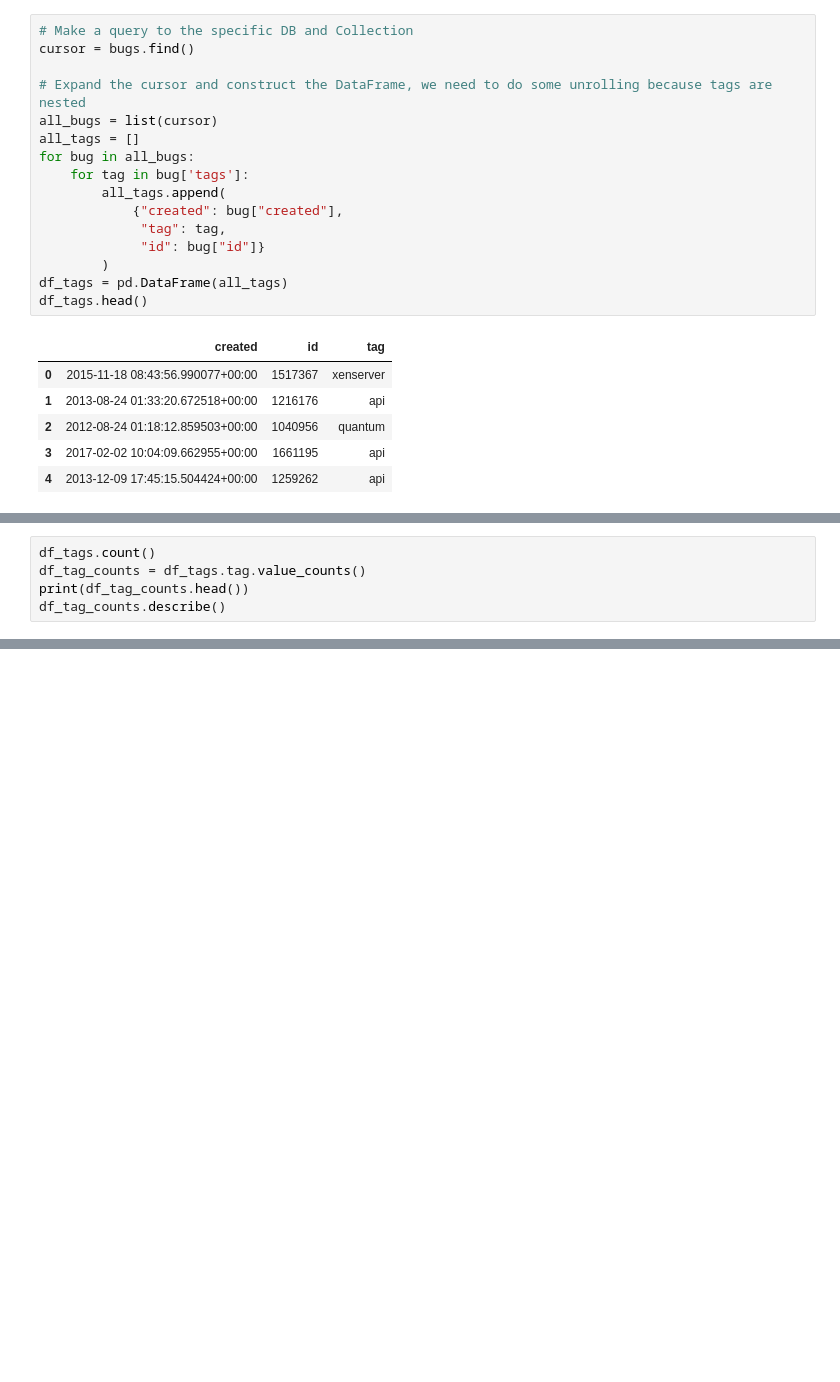
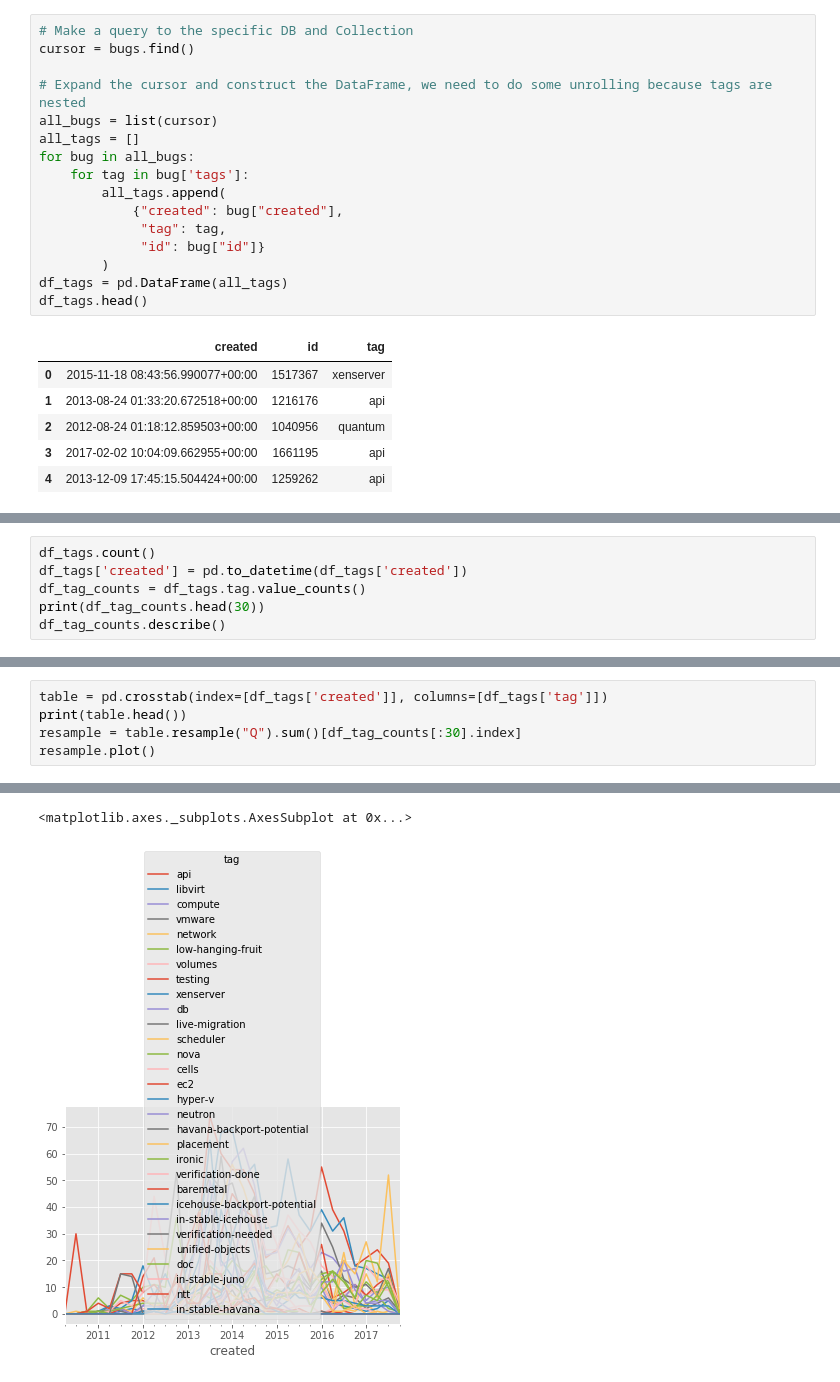
Before and after one commit to sdague/openstack-bugs-ml, a Jupyter notebook: Explore Nova Bugs.ipynb, the cells around one changed output, grey strips where cells are left out. Cells and saved outputs as stored; diff of their text form; blank space fills up the shorter version.

```diff
--- a/Explore Nova Bugs.ipynb
+++ b/Explore Nova Bugs.ipynb
@@ -150,6 +173,7 @@ df_tags.head()
 # %%
 df_tags.count()
+df_tags['created'] = pd.to_datetime(df_tags['created'])
 df_tag_counts = df_tags.tag.value_counts()
-print(df_tag_counts.head())
+print(df_tag_counts.head(30))
 df_tag_counts.describe()
 # %% [output]
@@ -170,0 +212,6 @@ Name: tag, dtype: float64
+# %%
+table = pd.crosstab(index=[df_tags['created']], columns=[df_tags['tag']])
+print(table.head())
+resample = table.resample("Q").sum()[df_tag_counts[:30].index]
+resample.plot()
+# %% [output]
@@ -170,0 +235,2 @@ Name: tag, dtype: float64
+<matplotlib.axes._subplots.AxesSubplot at 0x...>
+[figure, added]
```
Also changed, not shown: parts of 12 cells of this notebook.
